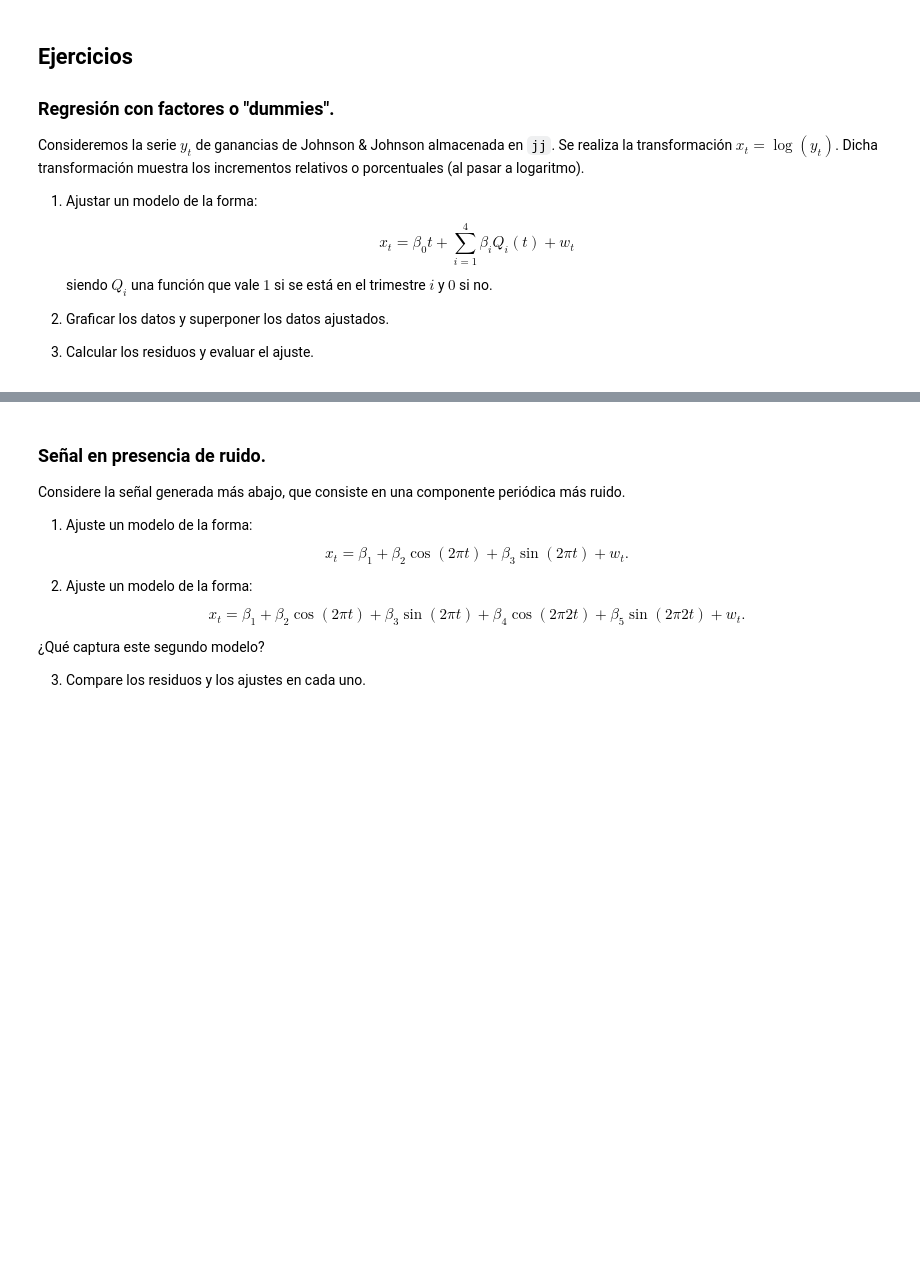
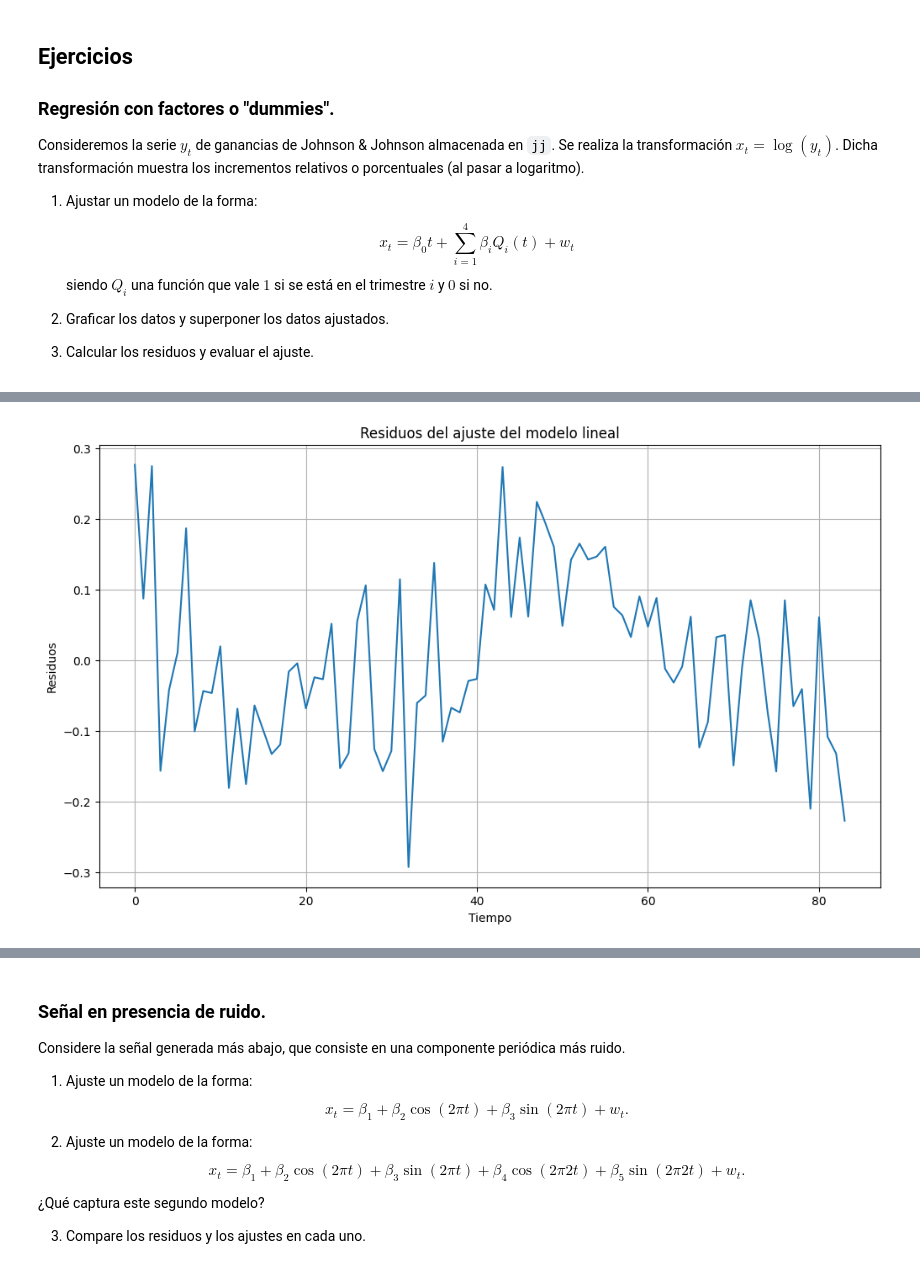
Before and after one commit to j-c-rodriguez/curso_series_temporales, a Jupyter notebook: 2- Analisis exploratorio/Modelos lineales.ipynb, the cells around one changed output, grey strips where cells are left out. Cells and saved outputs as stored; diff of their text form; code cells hidden in the pictures; blank space fills up the shorter version.

```diff
--- a/2- Analisis exploratorio/Modelos lineales.ipynb
+++ b/2- Analisis exploratorio/Modelos lineales.ipynb
@@ -546,0 +558,28 @@ siendo $Q_i$ una función que vale $1$ si se está en el trimestre $i$ y $0$ si
+# %%
+import numpy as np
+import pandas as pd
+import statsmodels.api as sm
+from statsmodels.formula.api import ols
+
+# 1. Calculate the log transformation of jj
+log_jj = np.log(jj.value)
+
+# Create a time index (t)
+time_index = np.arange(len(log_jj))
+
+# Extract quarter information
+quarter = jj.index.quarter
+
+# Combine into a DataFrame for OLS
+data_jj_reg = pd.DataFrame({
+    'log_jj': log_jj,
+    'time': time_index,
+    'quarter': quarter
+})
+
+# 2. Fit the model: x_t = beta_0 * t + sum(beta_i * Q_i(t)) + w_t
+# statsmodels handles the intercept and dummy variables for 'quarter' automatically
+fit_jj = ols(formula="log_jj ~ time + C(quarter)", data=data_jj_reg).fit()
+
+# Display the model summary
+fit_jj.summary()
@@ -546,0 +636,12 @@ siendo $Q_i$ una función que vale $1$ si se está en el trimestre $i$ y $0$ si
+# %%
+# Calculate and plot residuals
+res_jj = fit_jj.resid
+plt.figure(figsize=(10, 6))
+plt.plot(data_jj_reg['time'], res_jj)
+plt.title('Residuos del ajuste del modelo lineal')
+plt.xlabel('Tiempo')
+plt.ylabel('Residuos')
+plt.grid(True)
+plt.show()
+# %% [output]
+[figure, added]
```
Also changed, not shown: parts of 11 cells of this notebook.
